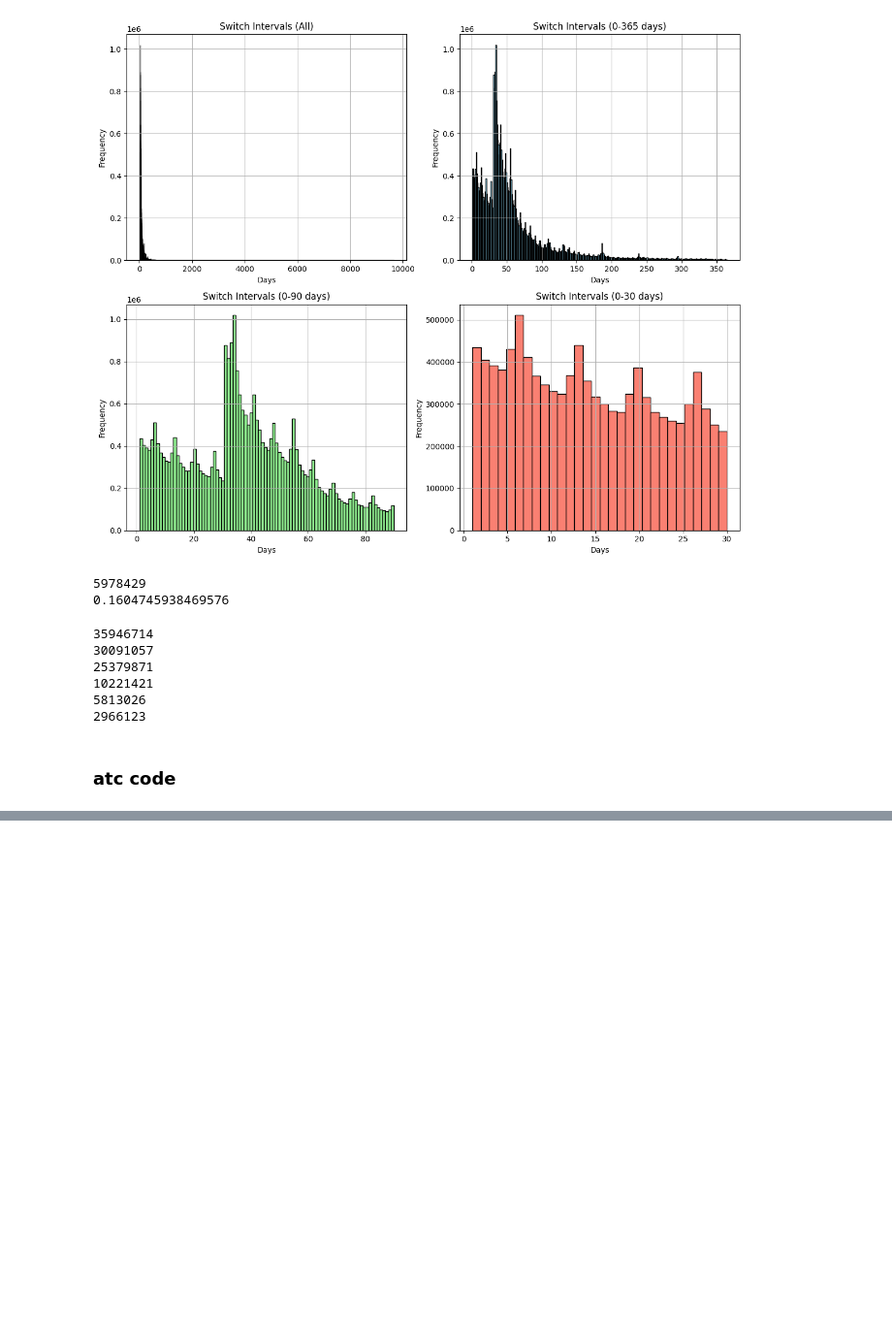
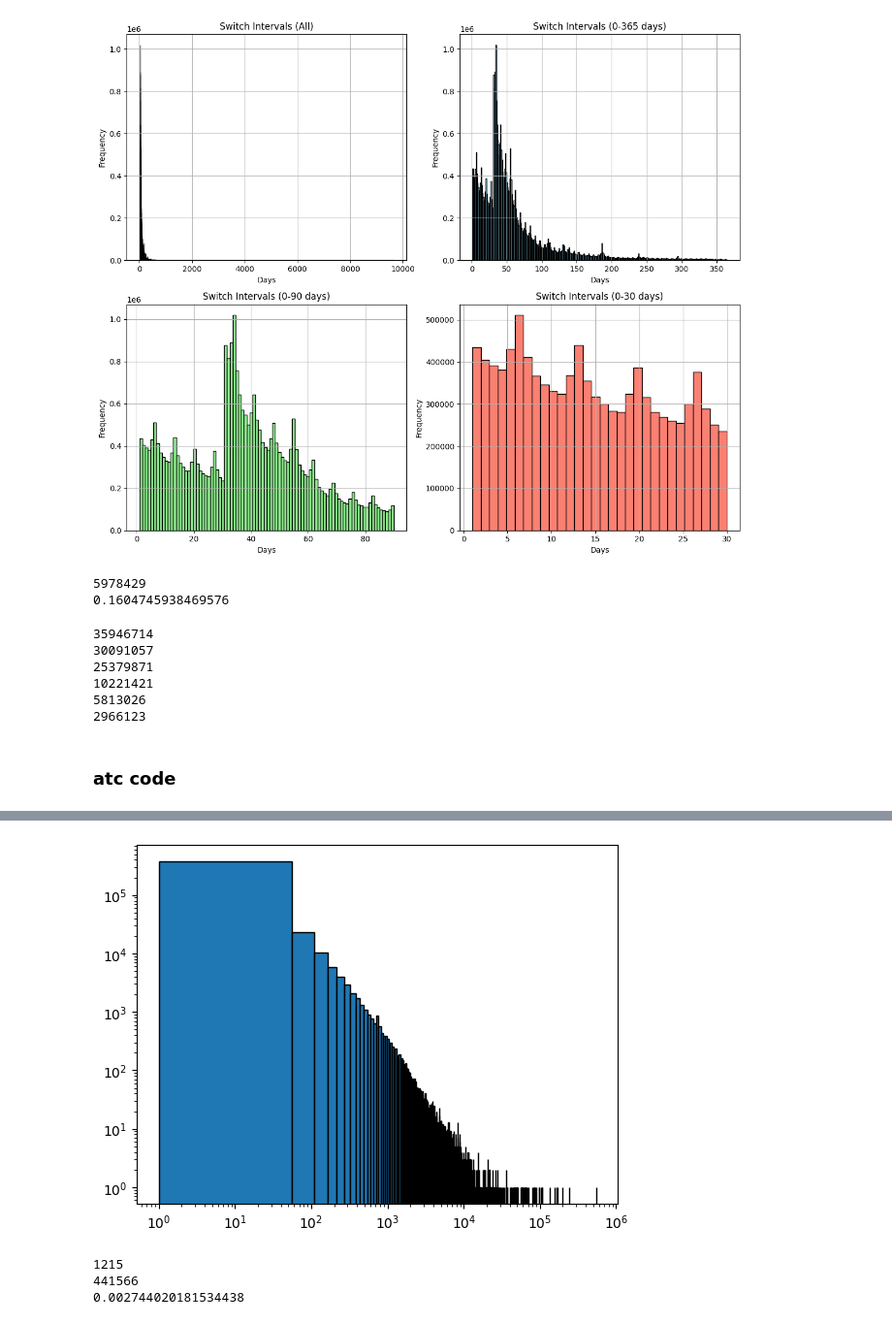
Before and after one commit to spicadust/Project_PerMed, a Jupyter notebook: notebooks/pattern/drug_switch_eda.ipynb, the cells around one changed output, grey strips where cells are left out. Shown at 97% size. Drawn from its saved outputs; the diff is of its cells as text; code cells hidden in the pictures; blank space fills up the shorter version.

Commit message:
Basic eda on drug switch

```diff
--- a/notebooks/pattern/drug_switch_eda.ipynb
+++ b/notebooks/pattern/drug_switch_eda.ipynb
@@ -336 +329,14 @@ count the number of occurence for each unique tuple
 create a dataframe with the tuple and the count. columns: (A_drug_concept_id, B_drug_concept_id, switch_count, avg_switch_interval)
+# %%
+switch_freq = (
+    csde_df.groupby(["A_drug_concept_id", "B_drug_concept_id"])
+    .agg(
+        switch_count=("switch_interval", "count"),
+        avg_switch_interval=("switch_interval", "mean"),
+    )
+    .reset_index()
+)
+
+switch_freq = switch_freq.sort_values("switch_count", ascending=False)
+
+print("Total unique drug switch patterns:", len(switch_freq))
@@ -336,0 +354,36 @@ create a dataframe with the tuple and the count. columns: (A_drug_concept_id, B_
+# %%
+# histogram of switch count
+plt.hist(switch_freq["switch_count"], bins=10000, edgecolor="black")
+# log scale
+plt.yscale("log")
+plt.xscale("log")
+plt.show()
+# %% [output]
+[figure, added]
+# %%
+print(
+    len(
+        switch_freq[
+            switch_freq["A_drug_concept_id"] == switch_freq["B_drug_concept_id"]
+        ]
+    )
+)  # switches with same drug
+print(
+    len(
+        switch_freq[
+            switch_freq["A_drug_concept_id"] != switch_freq["B_drug_concept_id"]
+        ]
+    )
+)  # switches with different drug
+print(
+    len(
+        switch_freq[
+            switch_freq["A_drug_concept_id"] == switch_freq["B_drug_concept_id"]
+        ]
+    )
+    / len(switch_freq)
+)  # ratio of switches with same drug
+# %% [output]
+1215
+441566
+0.002744020181534438
```
Also changed, not shown: parts of 13 cells of this notebook.
